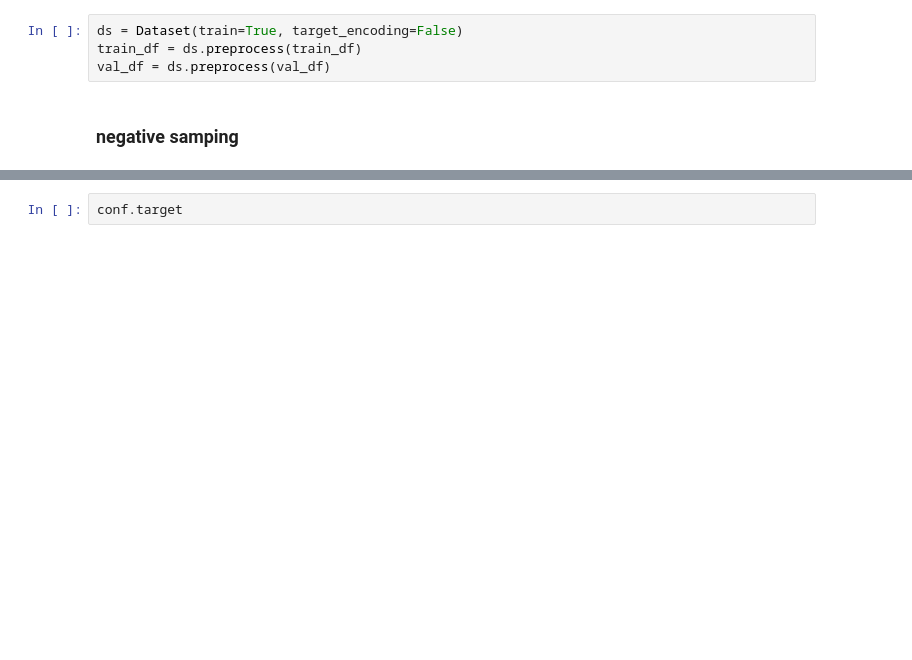
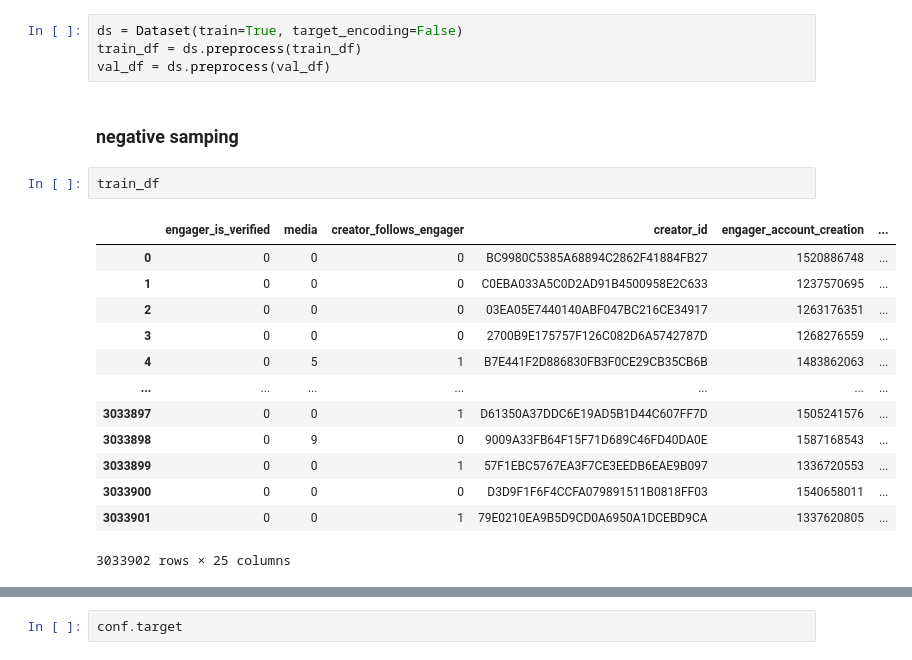
Before and after one commit to RecKIE7/recsys2021-twitter, a Jupyter notebook: models/notebooks/Autoencoder/autoencoder.ipynb, the cells around one changed output, grey strips where cells are left out. Cells and saved outputs as stored; diff of their text form; blank space fills up the shorter version.

```diff
--- a/models/notebooks/Autoencoder/autoencoder.ipynb
+++ b/models/notebooks/Autoencoder/autoencoder.ipynb
@@ -65,6 +67,22 @@ train_df = ds.preprocess(train_df)
 val_df = ds.preprocess(val_df)
 # %% [markdown]
 ### negative samping
+# %%
+train_df
+# %% [output]
+|  | engager_is_verified | media | creator_follows_engager | creator_id | engager_account_creation | ... |
+| 0 | 0 | 0 | 0 | BC9980C5385A68894C2862F41884FB27 | 1520886748 | ... |
+| 1 | 0 | 0 | 0 | C0EBA033A5C0D2AD91B4500958E2C633 | 1237570695 | ... |
+| 2 | 0 | 0 | 0 | 03EA05E7440140ABF047BC216CE34917 | 1263176351 | ... |
+| 3 | 0 | 0 | 0 | 2700B9E175757F126C082D6A5742787D | 1268276559 | ... |
+| 4 | 0 | 5 | 1 | B7E441F2D886830FB3F0CE29CB35CB6B | 1483862063 | ... |
+| ... | ... | ... | ... | ... | ... | ... |
+| 3033897 | 0 | 0 | 1 | D61350A37DDC6E19AD5B1D44C607FF7D | 1505241576 | ... |
+| 3033898 | 0 | 9 | 0 | 9009A33FB64F15F71D689C46FD40DA0E | 1587168543 | ... |
+| 3033899 | 0 | 0 | 1 | 57F1EBC5767EA3F7CE3EEDB6EAE9B097 | 1336720553 | ... |
+| 3033900 | 0 | 0 | 0 | D3D9F1F6F4CCFA079891511B0818FF03 | 1540658011 | ... |
+| 3033901 | 0 | 0 | 1 | 79E0210EA9B5D9CD0A6950A1DCEBD9CA | 1337620805 | ... |
+3033902 rows × 25 columns
 # %%
 train_df_positive = train_df[train_df['like']==1]
 train_df_negative = train_df[train_df['like']==0]
```
Also changed, not shown: parts of 16 cells of this notebook, 2 other files.
